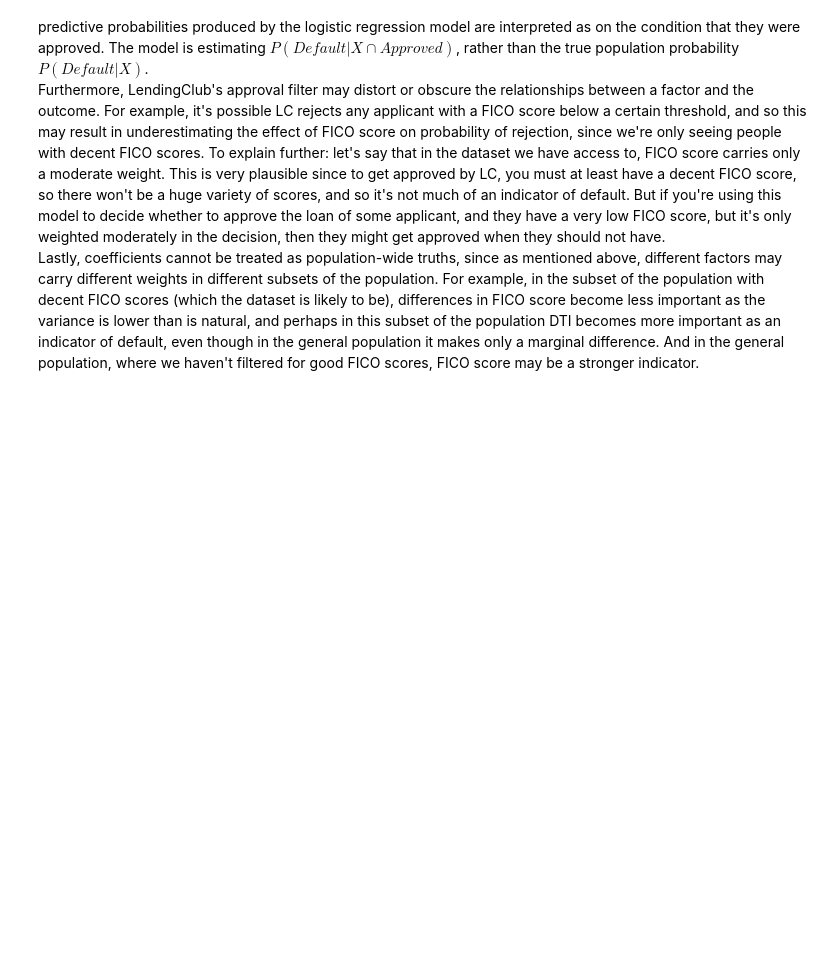
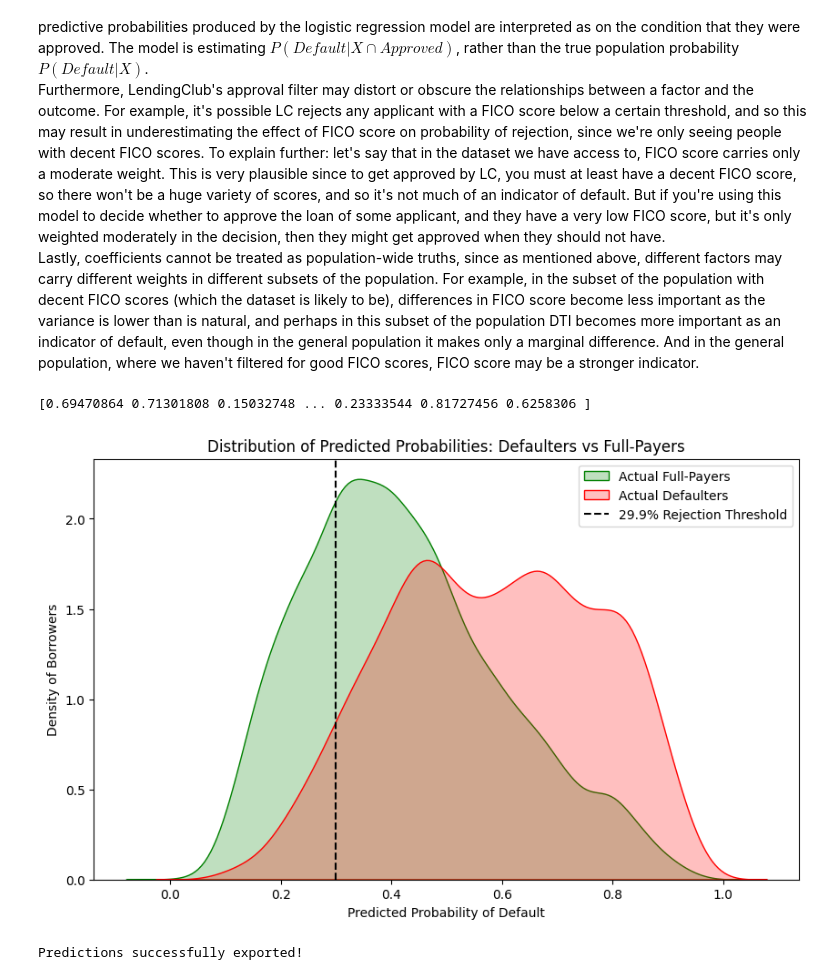
Before and after one commit to lricketson/LC-risk-analysis-project, a Jupyter notebook: logistic_regression.ipynb, the cells around one changed output. Cells and saved outputs as stored; diff of their text form; code cells hidden in the pictures; blank space fills up the shorter version.

```diff
--- a/logistic_regression.ipynb
+++ b/logistic_regression.ipynb
@@ -220,3 +314,46 @@ When using MLE, we make a few assumptions, including:
 The dataset used in this project contains only loans that were approved by LendingClub. This means that any predictive probabilities produced by the logistic regression model are interpreted as on the condition that they were approved. The model is estimating $P(Default | X\cap Approved)$, rather than the true population probability $P(Default | X)$.
 Furthermore, LendingClub's approval filter may distort or obscure the relationships between a factor and the outcome. For example, it's possible LC rejects any applicant with a FICO score below a certain threshold, and so this may result in underestimating the effect of FICO score on probability of rejection, since we're only seeing people with decent FICO scores. To explain further: let's say that in the dataset we have access to, FICO score carries only a moderate weight. This is very plausible since to get approved by LC, you must at least have a decent FICO score, so there won't be a huge variety of scores, and so it's not much of an indicator of default. But if you're using this model to decide whether to approve the loan of some applicant, and they have a very low FICO score, but it's only weighted moderately in the decision, then they might get approved when they should not have.
 Lastly, coefficients cannot be treated as population-wide truths, since as mentioned above, different factors may carry different weights in different subsets of the population. For example, in the subset of the population with decent FICO scores (which the dataset is likely to be), differences in FICO score become less important as the variance is lower than is natural, and perhaps in this subset of the population DTI becomes more important as an indicator of default, even though in the general population it makes only a marginal difference. And in the general population, where we haven't filtered for good FICO scores, FICO score may be a stronger indicator.
+# %%
+import seaborn as sns
+import matplotlib.pyplot as plt
+
+print(predicted_probs)
+
+plt.figure(figsize=(10, 6))
+sns.kdeplot(
+    predicted_probs[
+        y_test == 0
+    ],  # this y_test == 0 is a boolean mask on the y_test data, also an array, and perfectly lines up with calibrated_probs
+    label="Actual Full-Payers",
+    color="green",
+    fill=True,
+)
+sns.kdeplot(
+    predicted_probs[y_test == 1], label="Actual Defaulters", color="red", fill=True
+)
+plt.axvline(x=0.299, color="black", linestyle="--", label="29.9% Rejection Threshold")
+plt.title("Distribution of Predicted Probabilities: Defaulters vs Full-Payers")
+plt.xlabel("Predicted Probability of Default")
+plt.ylabel("Density of Borrowers")
+plt.legend()
+plt.show()
+# %% [output]
+[0.69470864 0.71301808 0.15032748 ... 0.23333544 0.81727456 0.6258306 ]
+[figure, added]
+# %%
+# 1. Create a DataFrame holding your predictions, matched to the exact row index of your test set
+export_df = pd.DataFrame(
+    {
+        "log_reg_prob": predicted_probs,  # Your array of probabilities
+        "actual_default": y_test,  # The true 0 or 1 labels (optional, but good for safety)
+    },
+    index=X_test.index,
+)
+
+# 2. Save it to a CSV file in your project folder
+export_df.to_csv("log_reg_predictions.csv")
+
+print("Predictions successfully exported!")
+# %% [output]
+Predictions successfully exported!
```
Also changed, not shown: parts of 3 cells of this notebook, 4 other files.
